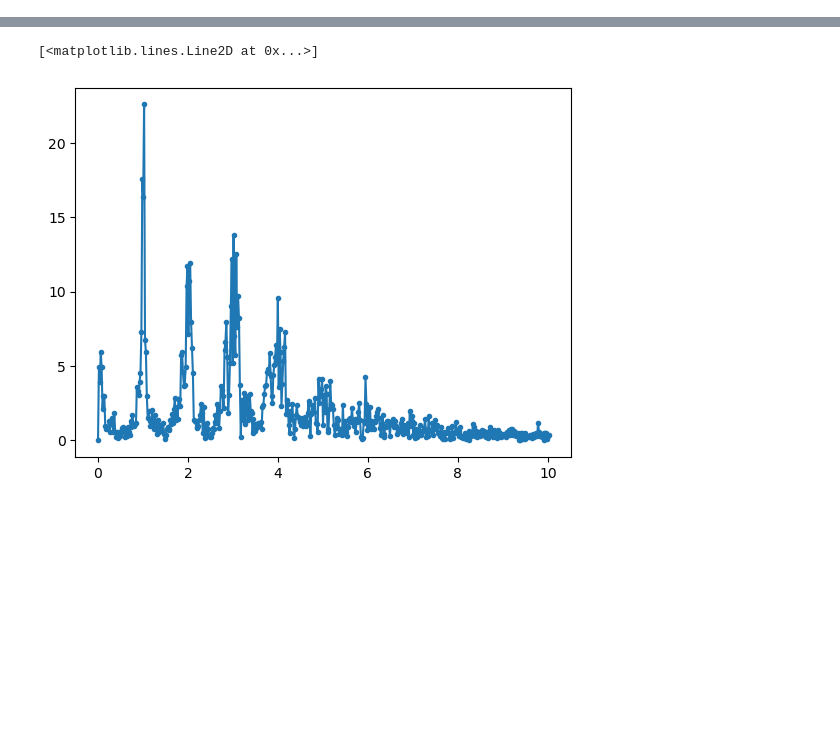
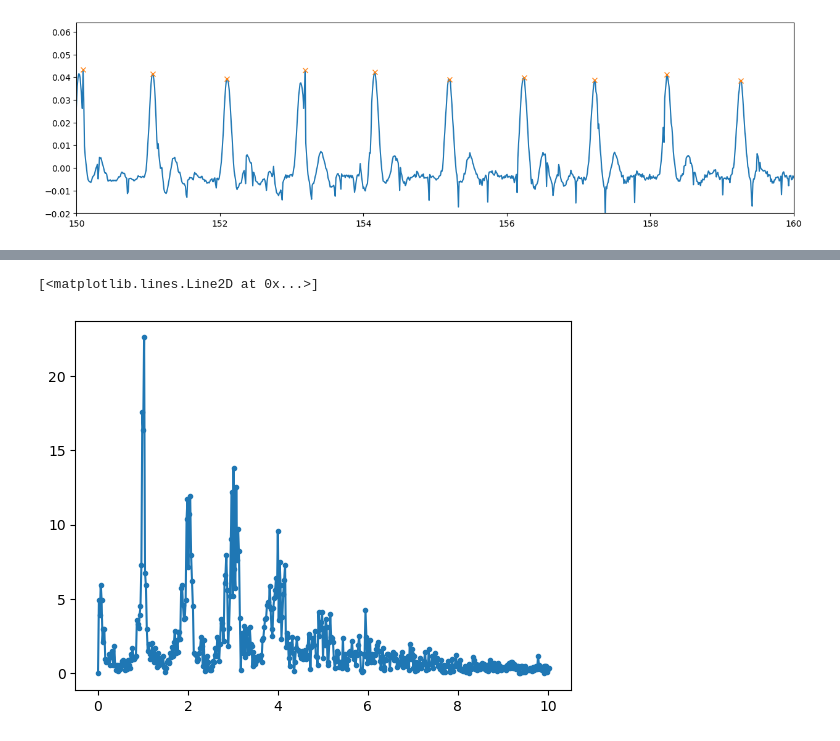
Before and after one commit to saykind/ee292s, a Jupyter notebook: project3/analysis.ipynb, the cells around one changed output, grey strips where cells are left out. Saved outputs shown, nothing was run; the diff lists cells and outputs as text; code cells hidden in the pictures; blank space fills up the shorter version.

```diff
--- a/project3/analysis.ipynb
+++ b/project3/analysis.ipynb
@@ -22,0 +88,9 @@ plt.plot(t[500:1000], signal[500:1000], '.-')
+# %%
+plt.figure(figsize=(15,4))
+plt.plot(t, s)
+plt.plot(t[peaks], s[peaks], 'x')
+plt.xlim([150,160])
+plt.ylim(bottom=-.02)
+plt.show()
+# %% [output]
+[figure, added]
```
Also changed, not shown: parts of 19 cells of this notebook, 12 other files.
